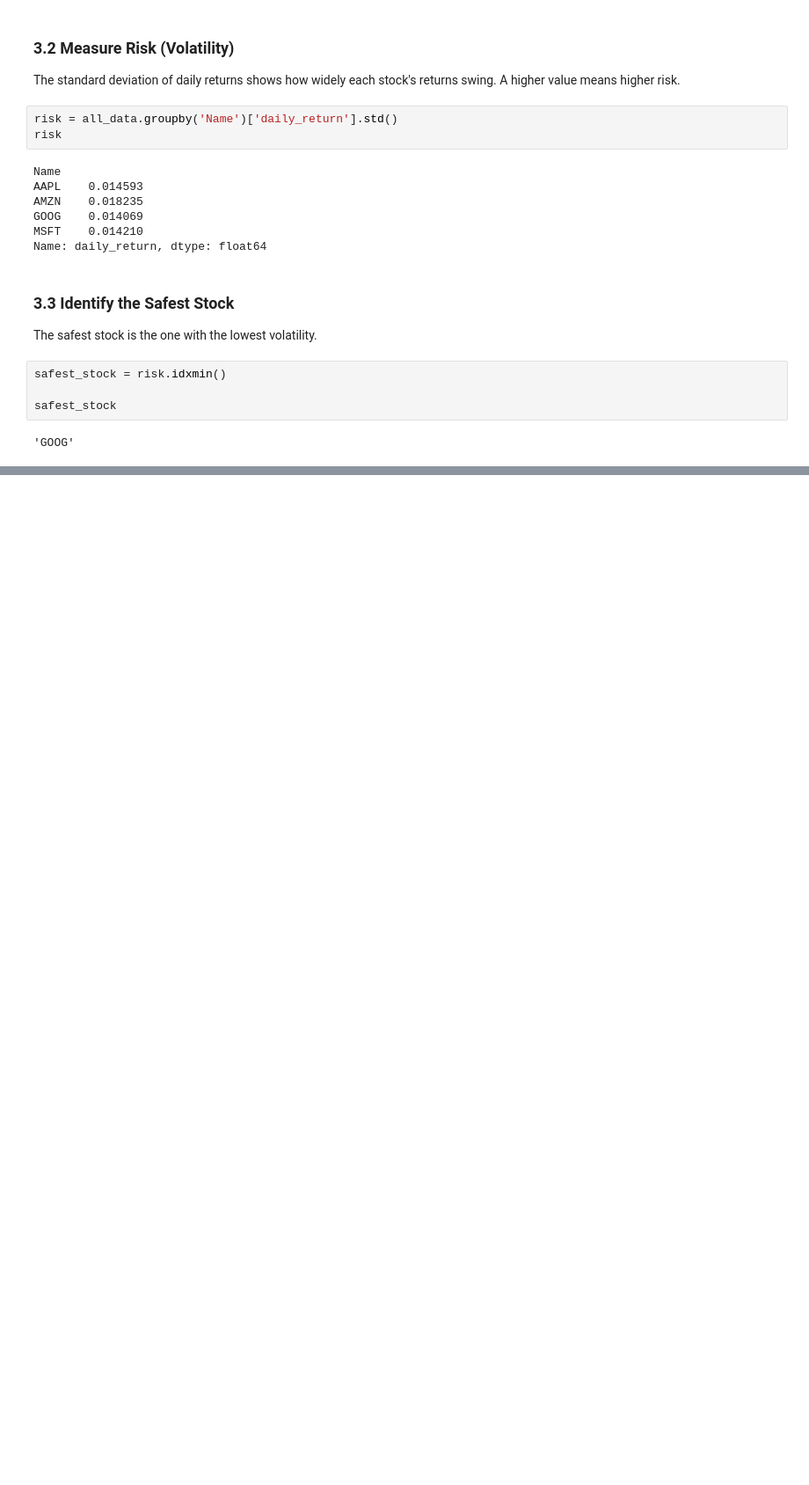
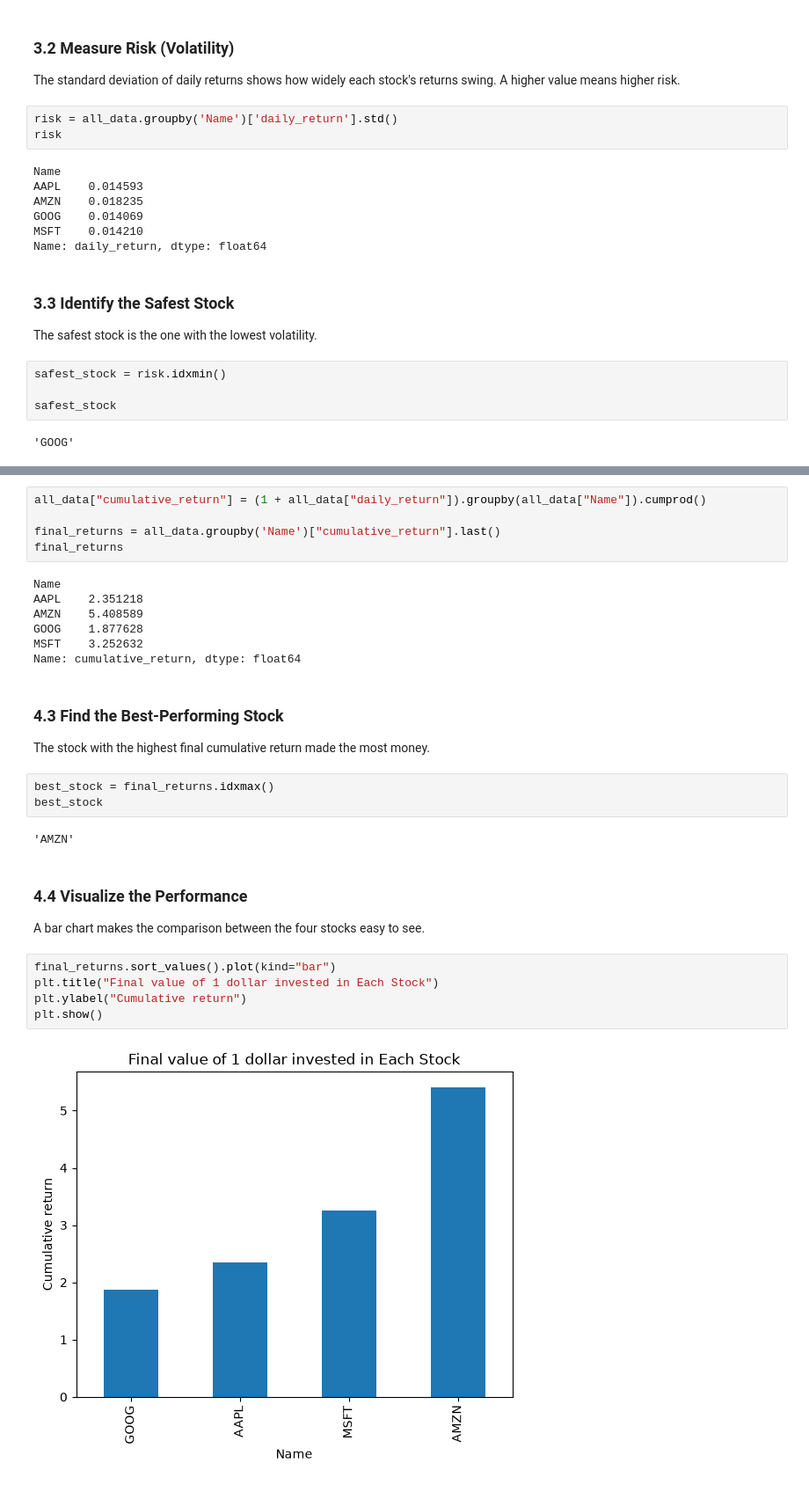
Before and after one commit to ualiurrahat/stock-market-data-analysis, a Jupyter notebook: notebooks/stock_market_data_analysis.ipynb, the cells around one changed output, grey strips where cells are left out. Shown at 88% size. Drawn from its saved outputs; the diff is of its cells as text; blank space fills up the shorter version.

Commit message:
Add Part 4: best performing stock

```diff
--- a/notebooks/stock_market_data_analysis.ipynb
+++ b/notebooks/stock_market_data_analysis.ipynb
@@ -191,0 +219,32 @@ safest_stock
+# %%
+all_data["cumulative_return"] = (1 + all_data["daily_return"]).groupby(all_data["Name"]).cumprod()
+
+final_returns = all_data.groupby('Name')["cumulative_return"].last()
+final_returns
+# %% [output]
+Name
+AAPL    2.351218
+AMZN    5.408589
+GOOG    1.877628
+MSFT    3.252632
+Name: cumulative_return, dtype: float64
+# %% [markdown]
+### 4.3 Find the Best-Performing Stock
+
+The stock with the highest final cumulative return made the most money.
+# %%
+best_stock = final_returns.idxmax()
+best_stock
+# %% [output]
+'AMZN'
+# %% [markdown]
+### 4.4 Visualize the Performance
+
+A bar chart makes the comparison between the four stocks easy to see.
+# %%
+final_returns.sort_values().plot(kind="bar")
+plt.title("Final value of 1 dollar invested in Each Stock")
+plt.ylabel("Cumulative return")
+plt.show()
+# %% [output]
+[figure, added]
```
Also changed, not shown: parts of 4 cells of this notebook.
